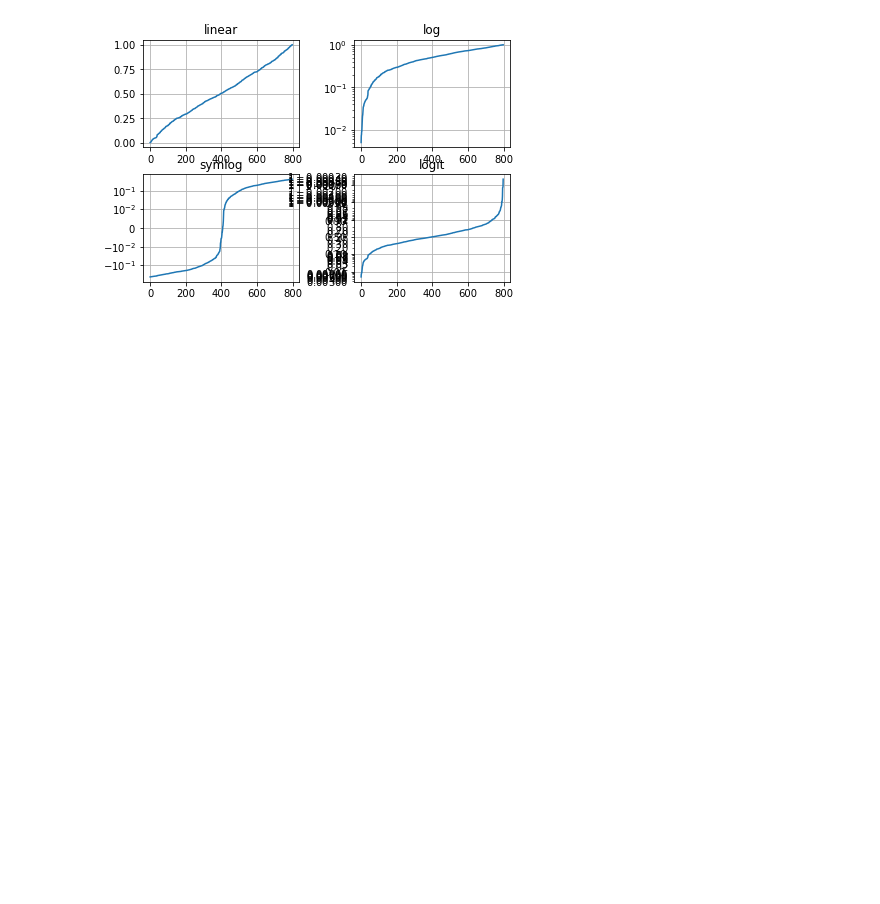
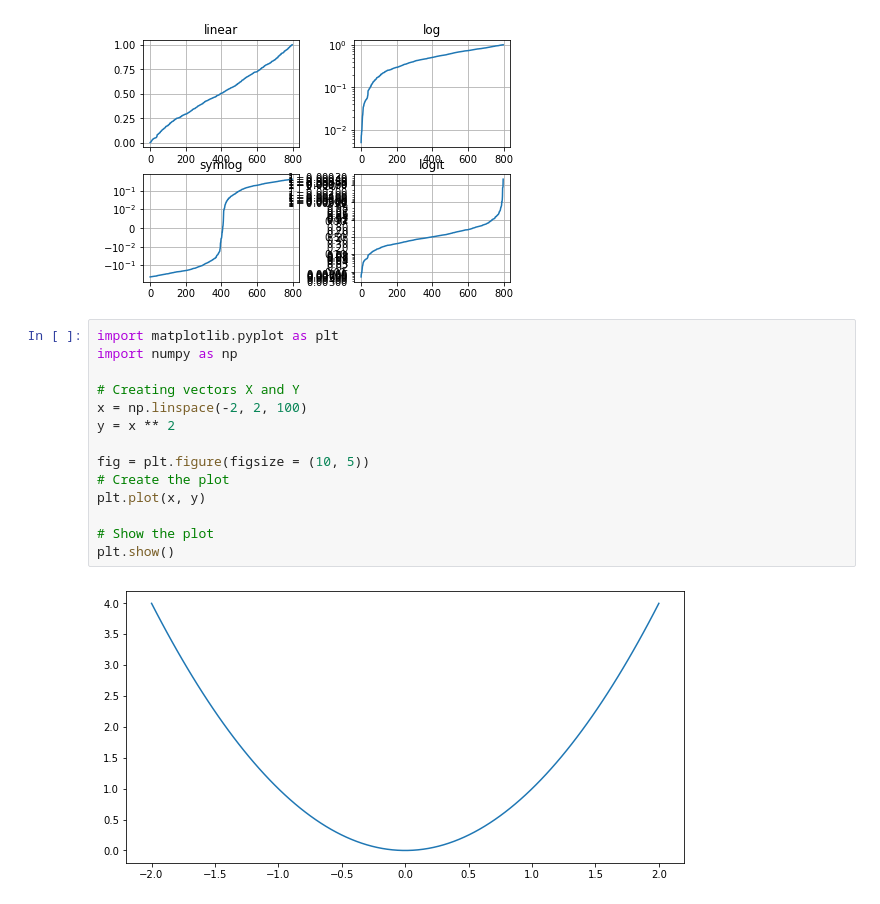
Before and after one commit to webserg/pythonML, a Jupyter notebook: pythonML/notebooks/math/PrimeObsession.ipynb, the cells around one changed output. Cells and saved outputs as stored; diff of their text form; blank space fills up the shorter version.

```diff
--- a/pythonML/notebooks/math/PrimeObsession.ipynb
+++ b/pythonML/notebooks/math/PrimeObsession.ipynb
@@ -97,3 +97,19 @@ plt.subplots_adjust(top=0.92, bottom=0.08, left=0.10, right=0.95, hspace=0.25,
 plt.show()
 # %% [output]
 [figure]
+# %%
+import matplotlib.pyplot as plt
+import numpy as np
+
+# Creating vectors X and Y
+x = np.linspace(-2, 2, 100)
+y = x ** 2
+
+fig = plt.figure(figsize = (10, 5))
+# Create the plot
+plt.plot(x, y)
+
+# Show the plot
+plt.show()
+# %% [output]
+[figure, added]
```
Also changed, not shown: parts of 7 cells of this notebook, 4 other files.
